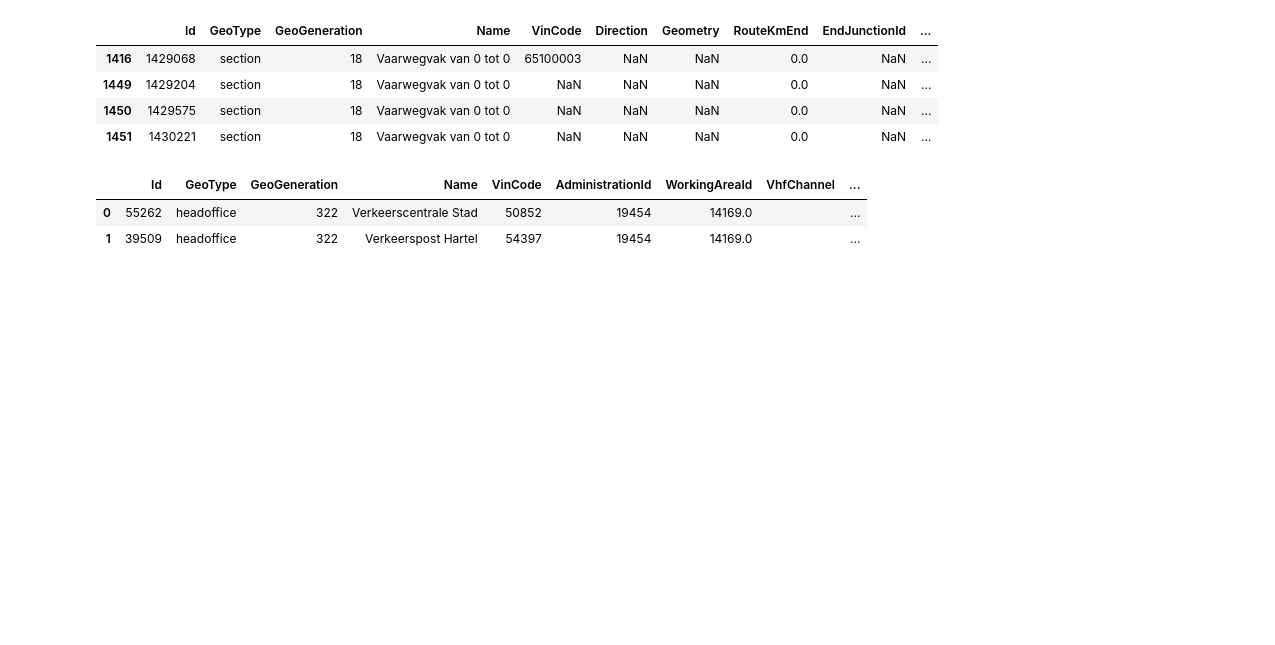
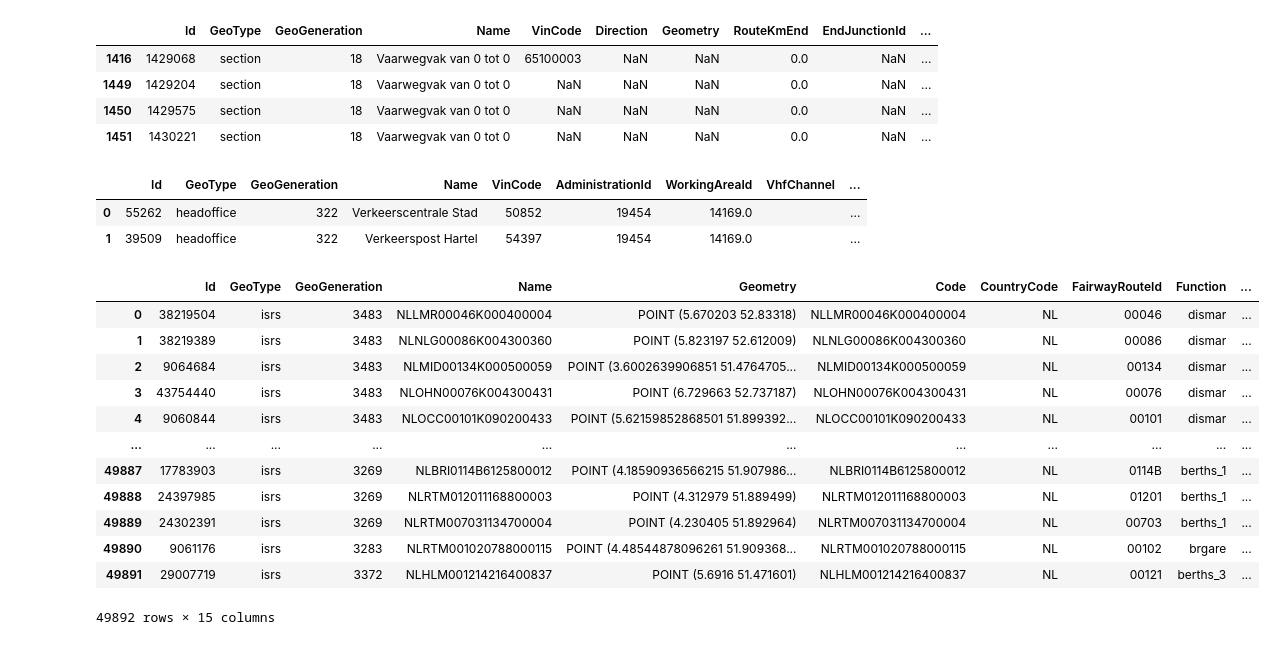
Before and after one commit to RWS-NL/fis-crawler, a Jupyter notebook: notebooks/group-fis.ipynb, the cells around one changed output. Drawn from its saved outputs; the diff is of its cells as text; code cells hidden in the pictures; blank space fills up the shorter version.

```diff
--- a/notebooks/group-fis.ipynb
+++ b/notebooks/group-fis.ipynb
@@ -41,3 +41,19 @@ for geo_type, rows in rows_per_geotype.items():
 |  | Id | GeoType | GeoGeneration | Name | VinCode | AdministrationId | WorkingAreaId | VhfChannel | ... |
 | 0 | 55262 | headoffice | 322 | Verkeerscentrale Stad | 50852 | 19454 | 14169.0 |  | ... |
 | 1 | 39509 | headoffice | 322 | Verkeerspost Hartel | 54397 | 19454 | 14169.0 |  | ... |
+# %%
+isrs_df
+# %% [output]
+|  | Id | GeoType | GeoGeneration | Name | Geometry | Code | CountryCode | FairwayRouteId | Function | ... |
+| 0 | 38219504 | isrs | 3483 | NLLMR00046K000400004 | POINT (5.670203 52.83318) | NLLMR00046K000400004 | NL | 00046 | dismar | ... |
+| 1 | 38219389 | isrs | 3483 | NLNLG00086K004300360 | POINT (5.823197 52.612009) | NLNLG00086K004300360 | NL | 00086 | dismar | ... |
+| 2 | 9064684 | isrs | 3483 | NLMID00134K000500059 | POINT (3.6002639906851 51.4764705... | NLMID00134K000500059 | NL | 00134 | dismar | ... |
+| 3 | 43754440 | isrs | 3483 | NLOHN00076K004300431 | POINT (6.729663 52.737187) | NLOHN00076K004300431 | NL | 00076 | dismar | ... |
+| 4 | 9060844 | isrs | 3483 | NLOCC00101K090200433 | POINT (5.62159852868501 51.899392... | NLOCC00101K090200433 | NL | 00101 | dismar | ... |
+| ... | ... | ... | ... | ... | ... | ... | ... | ... | ... | ... |
+| 49887 | 17783903 | isrs | 3269 | NLBRI0114B6125800012 | POINT (4.18590936566215 51.907986... | NLBRI0114B6125800012 | NL | 0114B | berths_1 | ... |
+| 49888 | 24397985 | isrs | 3269 | NLRTM012011168800003 | POINT (4.312979 51.889499) | NLRTM012011168800003 | NL | 01201 | berths_1 | ... |
+| 49889 | 24302391 | isrs | 3269 | NLRTM007031134700004 | POINT (4.230405 51.892964) | NLRTM007031134700004 | NL | 00703 | berths_1 | ... |
+| 49890 | 9061176 | isrs | 3283 | NLRTM001020788000115 | POINT (4.48544878096261 51.909368... | NLRTM001020788000115 | NL | 00102 | brgare | ... |
+| 49891 | 29007719 | isrs | 3372 | NLHLM001214216400837 | POINT (5.6916 51.471601) | NLHLM001214216400837 | NL | 00121 | berths_3 | ... |
+49892 rows × 15 columns
```
Also changed, not shown: parts of 3 cells of this notebook, 4 other files.
